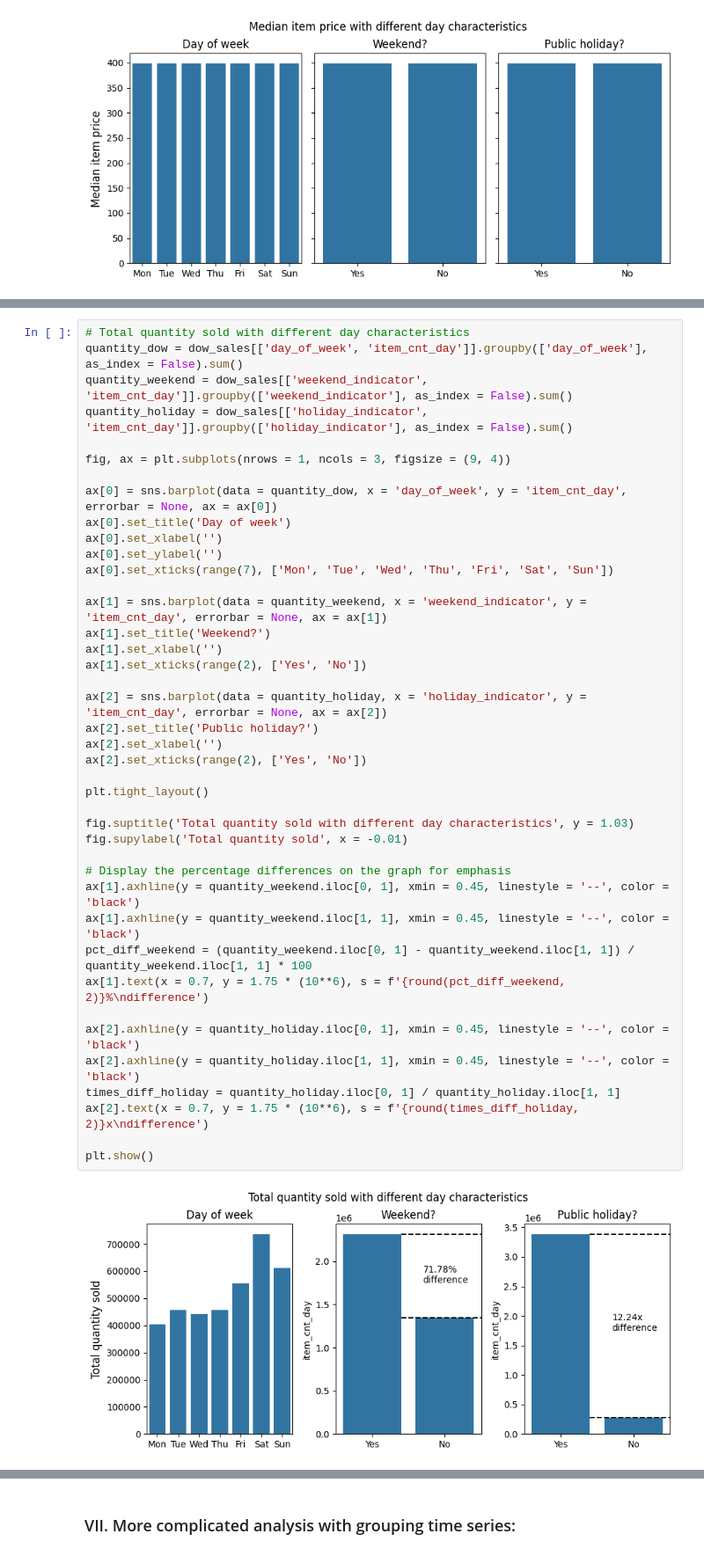
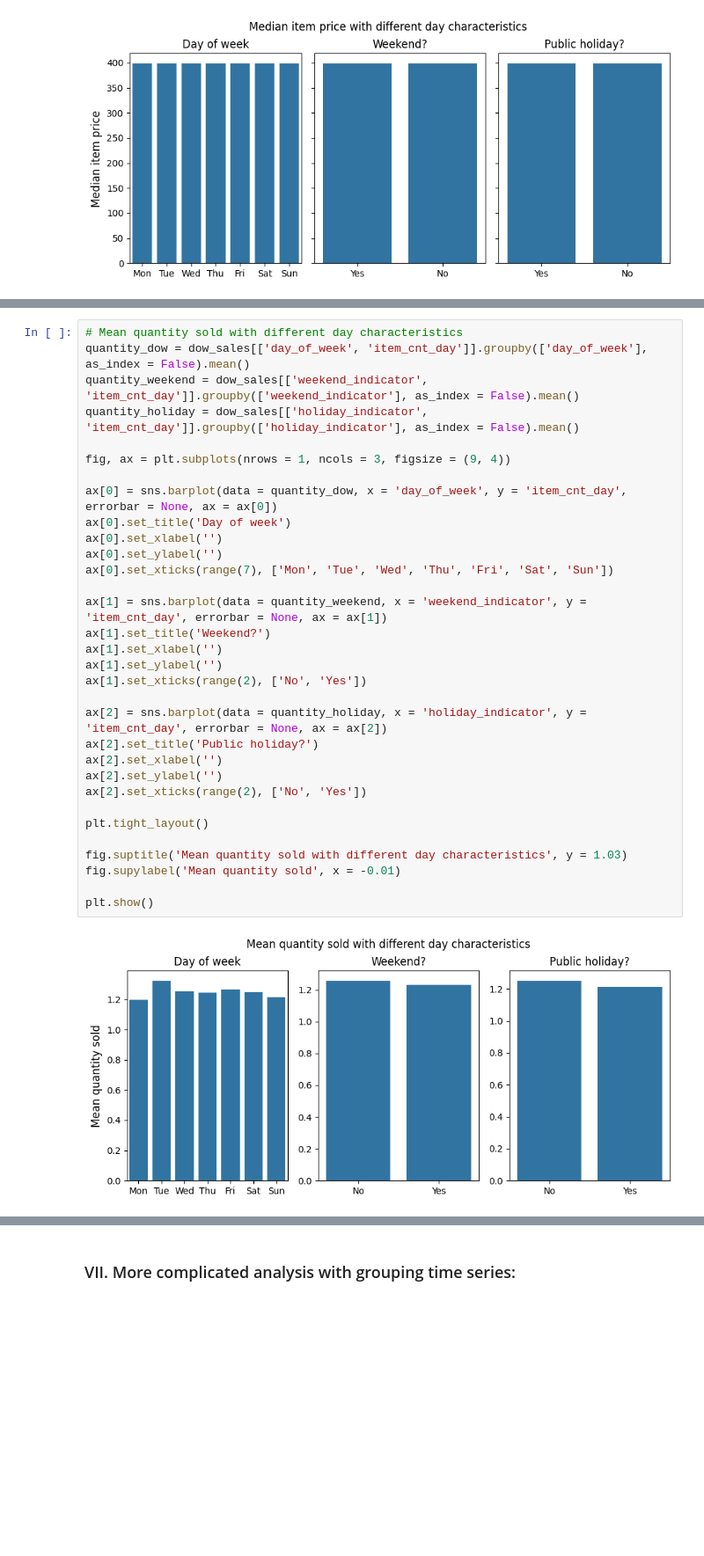
Before and after one commit to thaianle/future-sales-prediction, a Jupyter notebook: 01_analysis.ipynb, the cells around one changed output, grey strips where cells are left out. Shown at 88% size. Saved outputs shown, nothing was run; the diff lists cells and outputs as text; blank space fills up the shorter version.

```diff
--- a/01_analysis.ipynb
+++ b/01_analysis.ipynb
@@ -889,43 +932,34 @@ dow_day_transactions
 # %%
-# Total quantity sold with different day characteristics
-quantity_dow = dow_sales[['day_of_week', 'item_cnt_day']].groupby(['day_of_week'], as_index = False).sum()
-quantity_weekend = dow_sales[['weekend_indicator', 'item_cnt_day']].groupby(['weekend_indicator'], as_index = False).sum()
-quantity_holiday = dow_sales[['holiday_indicator', 'item_cnt_day']].groupby(['holiday_indicator'], as_index = False).sum()
+# Mean quantity sold with different day characteristics
+quantity_dow = dow_sales[['day_of_week', 'item_cnt_day']].groupby(['day_of_week'], as_index = False).mean()
+quantity_weekend = dow_sales[['weekend_indicator', 'item_cnt_day']].groupby(['weekend_indicator'], as_index = False).mean()
+quantity_holiday = dow_sales[['holiday_indicator', 'item_cnt_day']].groupby(['holiday_indicator'], as_index = False).mean()
 
 fig, ax = plt.subplots(nrows = 1, ncols = 3, figsize = (9, 4))
 
 ax[0] = sns.barplot(data = quantity_dow, x = 'day_of_week', y = 'item_cnt_day', errorbar = None, ax = ax[0])
 ax[0].set_title('Day of week')
 ax[0].set_xlabel('')
 ax[0].set_ylabel('')
 ax[0].set_xticks(range(7), ['Mon', 'Tue', 'Wed', 'Thu', 'Fri', 'Sat', 'Sun'])
 
 ax[1] = sns.barplot(data = quantity_weekend, x = 'weekend_indicator', y = 'item_cnt_day', errorbar = None, ax = ax[1])
 ax[1].set_title('Weekend?')
 ax[1].set_xlabel('')
-ax[1].set_xticks(range(2), ['Yes', 'No'])
+ax[1].set_ylabel('')
+ax[1].set_xticks(range(2), ['No', 'Yes'])
 
 ax[2] = sns.barplot(data = quantity_holiday, x = 'holiday_indicator', y = 'item_cnt_day', errorbar = None, ax = ax[2])
 ax[2].set_title('Public holiday?')
 ax[2].set_xlabel('')
-ax[2].set_xticks(range(2), ['Yes', 'No'])
+ax[2].set_ylabel('')
+ax[2].set_xticks(range(2), ['No', 'Yes'])
 
 plt.tight_layout()
 
-fig.suptitle('Total quantity sold with different day characteristics', y = 1.03)
-fig.supylabel('Total quantity sold', x = -0.01)
-
-# Display the percentage differences on the graph for emphasis
-ax[1].axhline(y = quantity_weekend.iloc[0, 1], xmin = 0.45, linestyle = '--', color = 'black')
-ax[1].axhline(y = quantity_weekend.iloc[1, 1], xmin = 0.45, linestyle = '--', color = 'black')
-pct_diff_weekend = (quantity_weekend.iloc[0, 1] - quantity_weekend.iloc[1, 1]) / quantity_weekend.iloc[1, 1] * 100
-ax[1].text(x = 0.7, y = 1.75 * (10**6), s = f'{round(pct_diff_weekend, 2)}%\ndifference')
-
-ax[2].axhline(y = quantity_holiday.iloc[0, 1], xmin = 0.45, linestyle = '--', color = 'black')
-ax[2].axhline(y = quantity_holiday.iloc[1, 1], xmin = 0.45, linestyle = '--', color = 'black')
-times_diff_holiday = quantity_holiday.iloc[0, 1] / quantity_holiday.iloc[1, 1]
-ax[2].text(x = 0.7, y = 1.75 * (10**6), s = f'{round(times_diff_holiday, 2)}x\ndifference')
+fig.suptitle('Mean quantity sold with different day characteristics', y = 1.03)
+fig.supylabel('Mean quantity sold', x = -0.01)
 
 plt.show()
 # %% [output]
-[figure, old version]
+[figure, new version]
```
Also changed, not shown: parts of 10 cells of this notebook.
